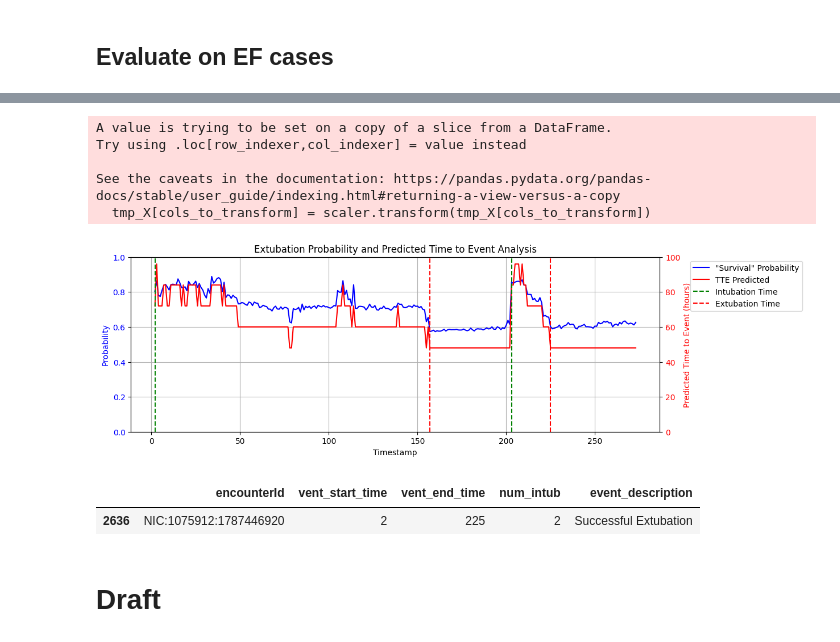
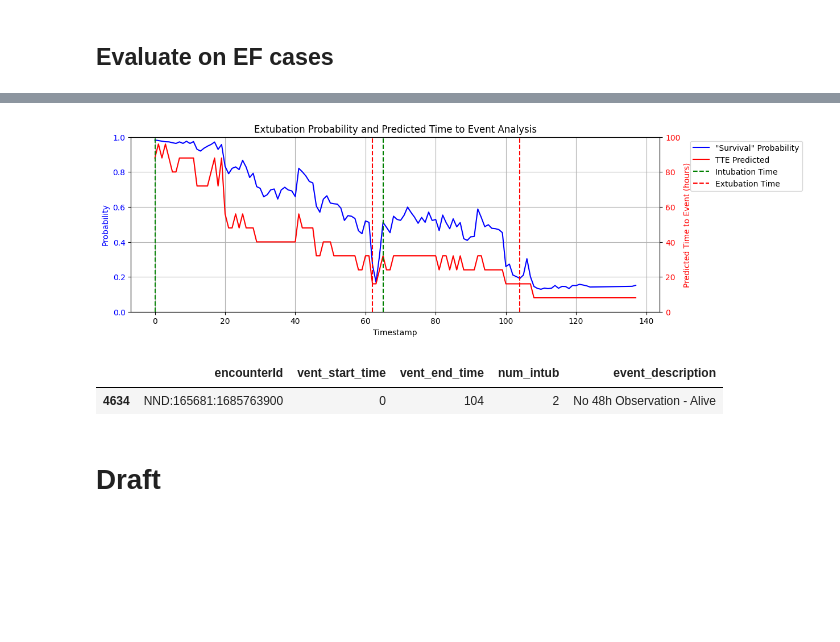
Before and after one commit to Edison9489/TTEAnalysis, a Jupyter notebook: experiments/Baselines.ipynb, the cells around one changed output, grey strips where cells are left out. Saved outputs shown, nothing was run; the diff lists cells and outputs as text; code cells hidden in the pictures; blank space fills up the shorter version.

```diff
--- a/experiments/Baselines.ipynb
+++ b/experiments/Baselines.ipynb
@@ -898,6 +1511,14 @@ def median_survival_times(surv):
     return surv.apply(find_median_time, axis=0)
 
 
-best_model_surv = best_model.predict_surv_df(X_test_reintub.astype('float32').values)
+try:
+    net_type = type(best_model.net)
+    if net_type is not LSTM:
+        X_reintub_test = X_reintub_test[:, -1]
+    best_model_surv = best_model.predict_surv_df(X_reintub_test)
+except:
+    X_reintub_test = X_reintub_test[:, -1]
+    best_model_surv_np = np.row_stack([fn(time_grid) for fn in best_model.predict_survival_function(X_reintub_test)])
+    best_model_surv = pd.DataFrame(best_model_surv_np.transpose(), index=time_grid)
 
-df_ef_tmp['estimated_TTE'] = median_survival_times(best_model_surv)
+y_tracker_reintub_test['estimated_TTE'] = median_survival_times(best_model_surv)
@@ -922,11 +1535,11 @@ merged_data = pd.merge(EF_encounterId_df, df_ef_tmp[['encounterId']], on='encoun
 from sklearn.metrics import accuracy_score, precision_score, recall_score, f1_score, roc_auc_score, classification_report, confusion_matrix
 from sklearn.metrics import roc_curve, auc, make_scorer, precision_recall_curve, average_precision_score
 
-threshold_time = 24
-time_point_index = np.where(time_grid == threshold_time)[0][0]
+threshold_time = 36
+time_point_index = np.where(best_model_surv.index == threshold_time)[0][0]
 y_ef_proba = best_model_surv.iloc[time_point_index, :]
 y_ef_pred = (y_ef_proba>0.5).astype(int)
-y_ef_test = merged_data['y_test']
+y_ef_test = (y_tracker_reintub_test.num_intub>1).astype(int)
 
 accuracy = accuracy_score(y_ef_test, y_ef_pred)
 precision_metric = precision_score(y_ef_test, y_ef_pred, zero_division=1)
@@ -938,7 +1551,6 @@ roc_auc = roc_auc_score(y_ef_test, y_ef_proba)
 precision, recall, _ = precision_recall_curve(y_ef_test, y_ef_proba)
 auprc = auc(recall, precision)
 
-
 print("Confusion Matrix:\n", confusion_matrix(y_ef_test, y_ef_pred))
 
 print("Accuracy:", accuracy)
@@ -1090,62 +1688,56 @@ See the caveats in the documentation: https://pandas.pydata.org/pandas-docs/stab
 # %%
-id_tmp = df_ef[df_ef.num_intub==2].encounterId.unique()[6]
+id_tmp = df_ef[df_ef.num_intub==2].encounterId.unique()[5]
 
-tmp_df = df_ef.loc[df_ef.encounterId==id_tmp].copy()
-tmp_df.sort_values(by='timestamp_original', inplace=True)
-tmp_X = tmp_df[cols_to_transform]
-tmp_result = tmp_df[['timestamp_original']].copy()
-tmp_X[cols_to_transform] = scaler.transform(tmp_X[cols_to_transform])
+mask_tmp = y_tracker_reintub.encounterId==id_tmp
+X_reintub_tmp = X_reintub[mask_tmp][:, -1] if type(best_model.net) is MLP else X_reintub[mask_tmp]
+y_tracker_reintub_tmp = y_tracker_reintub[mask_tmp]
+y_tracker_reintub_tmp = y_tracker_reintub_tmp.merge(df_ef_tmp, on=['encounterId', 'time_to_event'], how='left')
 
-best_model_surv_tmp = best_model.predict_surv_df(tmp_X.astype('float32').values)
+best_model_surv_tmp = best_model.predict_surv_df(X_reintub_tmp)
 
-tmp_result[f"TTE_proba"] = best_model_surv_tmp.iloc[time_point_index, :].values
-tmp_result[f"TTE_pred"] = median_survival_times(best_model_surv_tmp).values
+y_tracker_reintub_tmp[f"TTE_proba"] = best_model_surv_tmp.iloc[time_point_index, :].values
+y_tracker_reintub_tmp[f"TTE_pred"] = median_survival_times(best_model_surv_tmp).values
 
 plt.figure(figsize=(12,4))
 
 # Create the first subplot for the survival probability over time
 ax1 = plt.gca()  # Get current axis
-ax1.plot(tmp_result['timestamp_original'], tmp_result['TTE_proba'], 'b-', label='"Survival" Probability')
+ax1.plot(y_tracker_reintub_tmp['timestamp_original'], y_tracker_reintub_tmp['TTE_proba'], 'b-', label='"Survival" Probability')
 ax1.set_xlabel('Timestamp')
 ax1.set_ylabel('Probability', color='b')
 ax1.tick_params(axis='y', labelcolor='b')
 ax1.grid(True)
 ax1.set_ylim(0, 1)
 
 # Create a second y-axis for the predicted time to event
 ax2 = ax1.twinx()  # Create a second y-axis sharing the same x-axis
-ax2.plot(tmp_result['timestamp_original'], tmp_result['TTE_pred'], 'r-', label='TTE Predicted')
+ax2.plot(y_tracker_reintub_tmp['timestamp_original'], y_tracker_reintub_tmp['TTE_pred'], 'r-', label='TTE Predicted')
 ax2.set_ylabel('Predicted Time to Event (hours)', color='r')
 ax2.tick_params(axis='y', labelcolor='r')
-ax2.set_ylim(0, int(tmp_result['TTE_pred'].max()/10+1)*10)
+ax2.set_ylim(0, int(y_tracker_reintub_tmp['TTE_pred'].max()/10+1)*10)
 
 # Mark all intubation times
-intubation_times = tmp_df.loc[tmp_df['airwayStatus_Intubated'] == 1, 'timestamp_original']
+intubation_times = y_tracker_reintub_tmp.loc[y_tracker_reintub_tmp['airwayStatus_Intubated'] == 1, 'timestamp_original']
 for intub_time in intubation_times:
     ax2.axvline(x=intub_time, color='green', linestyle='--', label='Intubation Time' if 'Intubation Time' not in ax2.get_legend_handles_labels()[1] else "")
 
 # Mark all extubation times
-extubation_times = tmp_df.loc[tmp_df['airwayStatus_Extubated'] == 1, 'timestamp_original']
+extubation_times = y_tracker_reintub_tmp.loc[y_tracker_reintub_tmp['airwayStatus_Extubated'] == 1, 'timestamp_original']
 for ext_time in extubation_times:
     ax2.axvline(x=ext_time, color='red', linestyle='--', label='Extubation Time' if 'Extubation Time' not in ax2.get_legend_handles_labels()[1] else "")
 
 # Adding legend to the plot
 lines_1, labels_1 = ax1.get_legend_handles_labels()
 lines_2, labels_2 = ax2.get_legend_handles_labels()
 ax2.legend(lines_1 + lines_2, labels_1 + labels_2, loc='upper left', bbox_to_anchor=(1.05, 1))
 
 plt.title('Extubation Probability and Predicted Time to Event Analysis')
 plt.show()
 vent_outcome[vent_outcome.encounterId==id_tmp]
 # %% [output]
-A value is trying to be set on a copy of a slice from a DataFrame.
-Try using .loc[row_indexer,col_indexer] = value instead
-
-See the caveats in the documentation: https://pandas.pydata.org/pandas-docs/stable/user_guide/indexing.html#returning-a-view-versus-a-copy
-  tmp_X[cols_to_transform] = scaler.transform(tmp_X[cols_to_transform])
-[figure, old version]
+[figure, new version]
 |  | encounterId | vent_start_time | vent_end_time | num_intub | event_description |
-| 2636 | NIC:1075912:1787446920 | 2 | 225 | 2 | Successful Extubation |
+| 4634 | NND:165681:1685763900 | 0 | 104 | 2 | No 48h Observation - Alive |
 # %% [markdown]
 # Draft
 # %%
```
Also changed, not shown: parts of 78 cells of this notebook, 3 other files.
